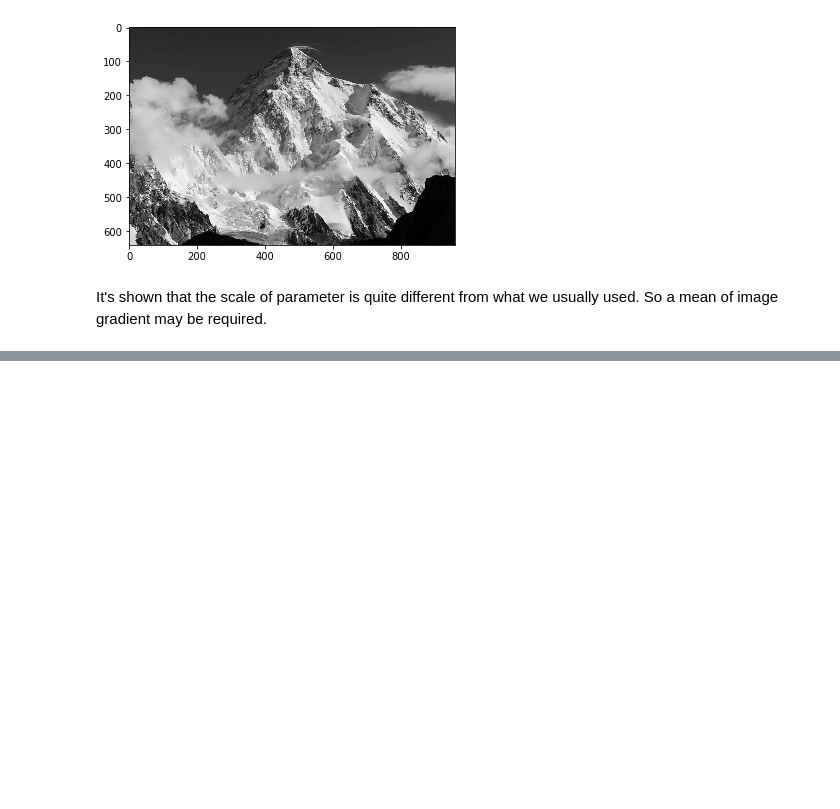
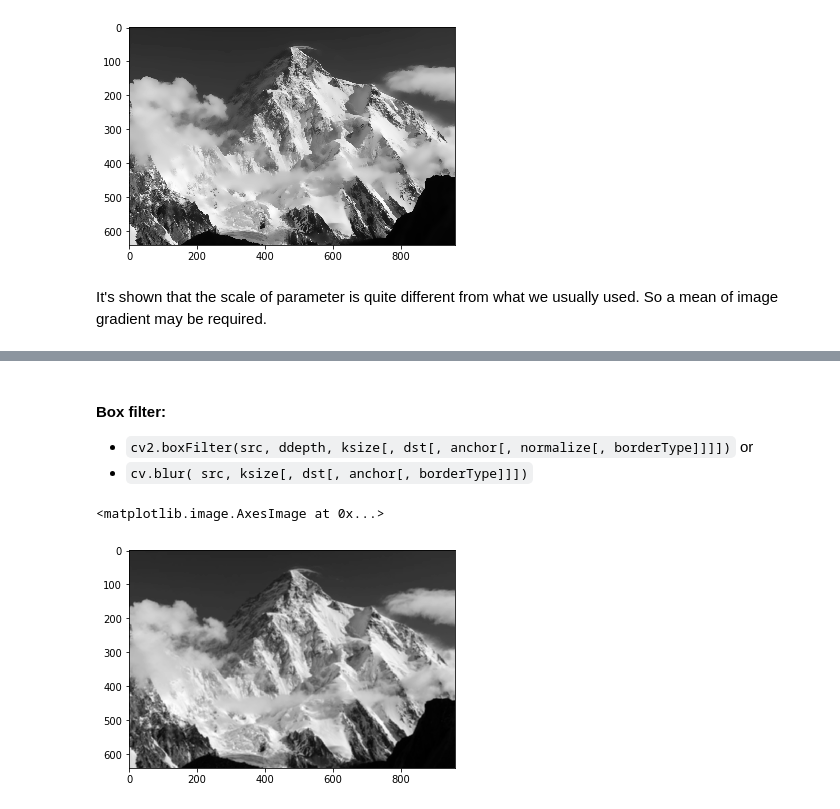
Before and after one commit to Misa-XU/jupyter, a Jupyter notebook: CV/Image Filtering.ipynb, the cells around one changed output, grey strips where cells are left out. Drawn from its saved outputs; the diff is of its cells as text; code cells hidden in the pictures; blank space fills up the shorter version.

```diff
--- a/CV/Image Filtering.ipynb
+++ b/CV/Image Filtering.ipynb
@@ -286,0 +326,10 @@ https://www.csie.ntu.edu.tw/~cyy/courses/vfx/10spring/lectures/handouts/lec14_bi
+# %% [markdown]
+#### Box filter:
+- `cv2.boxFilter(src, ddepth, ksize[, dst[, anchor[, normalize[, borderType]]]])` or
+- `cv.blur( src, ksize[, dst[, anchor[, borderType]]])`
+# %%
+boxf = cv2.boxFilter(mountainGray, -1, (5, 5))
+plt.imshow(boxf, cmap = 'gray')
+# %% [output]
+<matplotlib.image.AxesImage at 0x...>
+[figure, added]
```
Also changed, not shown: parts of 37 cells of this notebook, 10 other files.
